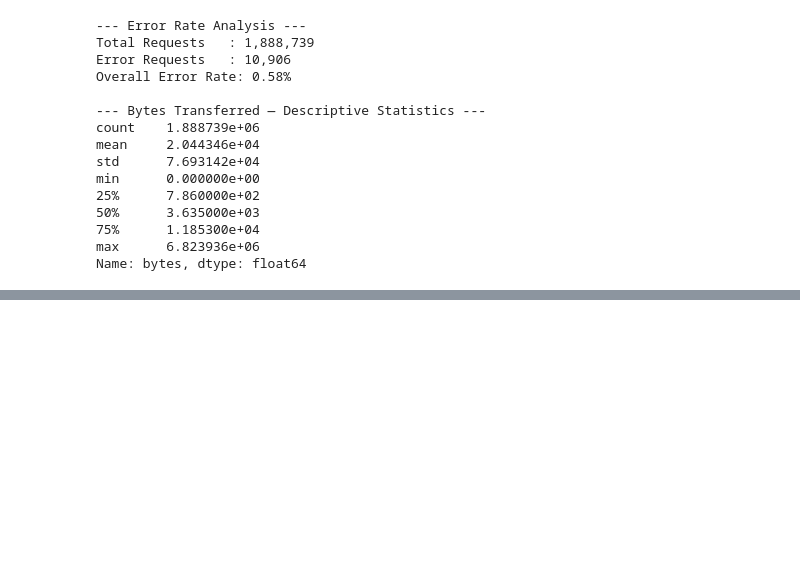
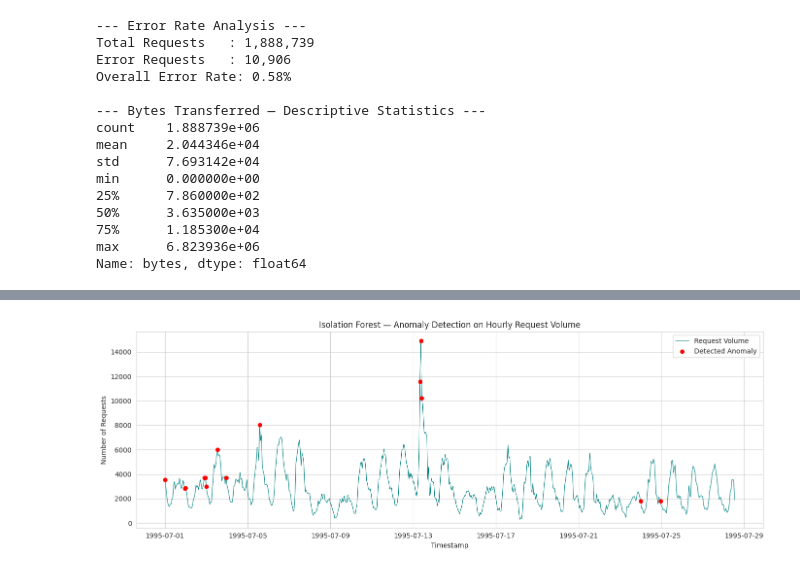
Before and after one commit to nagahemaramishetty/log-analysis-anomaly-detection, a Jupyter notebook: Log_Analysis_Anomaly_Detection.ipynb, the cells around one changed output, grey strips where cells are left out. Cells and saved outputs as stored; diff of their text form; code cells hidden in the pictures; blank space fills up the shorter version.

Commit message:
Step 4 complete — Isolation Forest anomaly detection, flagged July 13 traffic spike

```diff
--- a/Log_Analysis_Anomaly_Detection.ipynb
+++ b/Log_Analysis_Anomaly_Detection.ipynb
@@ -242,3 +242,76 @@ min      0.000000e+00
 75%      1.185300e+04
 max      6.823936e+06
 Name: bytes, dtype: float64
+# %%
+# STEP 4: Anomaly Detection — Isolation Forest
+
+from sklearn.ensemble import IsolationForest
+import numpy as np
+
+# Step 4.1 - Rebuild hourly request volume with lowercase resample (FutureWarning fix)
+hourly_requests = df_indexed['status'].resample('h').count().reset_index()
+hourly_requests.columns = ['timestamp', 'request_count']
+
+# Step 4.2 - Feature engineering — extract temporal context features
+hourly_requests['hour_of_day'] = hourly_requests['timestamp'].dt.hour
+hourly_requests['day_of_week'] = hourly_requests['timestamp'].dt.dayofweek
+hourly_requests['day_of_month'] = hourly_requests['timestamp'].dt.day
+
+print(f"Total hourly windows: {len(hourly_requests):,}")
+print(hourly_requests.head())
+
+# Step 4.3 - Define feature matrix for Isolation Forest
+features = ['request_count', 'hour_of_day', 'day_of_week', 'day_of_month']
+X = hourly_requests[features].values
+
+# Step 4.4 - Train Isolation Forest model
+iso_forest = IsolationForest(
+    n_estimators=100,       # Number of isolation trees in the ensemble
+    contamination=0.02,     # Expected proportion of anomalies in the dataset
+    random_state=42,        # Reproducibility seed
+    n_jobs=-1               # Parallelize across all available CPU cores
+)
+
+iso_forest.fit(X)
+print("Isolation Forest model trained successfully")
+
+# Step 4.5 - Generate predictions and anomaly scores
+hourly_requests['anomaly_label'] = iso_forest.predict(X)
+hourly_requests['anomaly_score'] = iso_forest.decision_function(X)
+
+# -1 = anomaly, 1 = normal — convert to readable labels
+hourly_requests['is_anomaly'] = hourly_requests['anomaly_label'].apply(
+    lambda x: 'Anomaly' if x == -1 else 'Normal'
+)
+
+# Step 4.6 - Summarize detected anomalies
+total_windows = len(hourly_requests)
+anomaly_count = (hourly_requests['anomaly_label'] == -1).sum()
+anomaly_rate = (anomaly_count / total_windows) * 100
+
+print(f"\nTotal hourly windows analyzed : {total_windows:,}")
+print(f"Anomalies detected            : {anomaly_count:,}")
+print(f"Anomaly rate                  : {anomaly_rate:.2f}%")
+print(f"\n--- Top 10 Anomalous Windows by Request Count ---")
+print(hourly_requests[hourly_requests['is_anomaly'] == 'Anomaly']
+      .sort_values('request_count', ascending=False)
+      .head(10)[['timestamp', 'request_count', 'anomaly_score']])
+
+# Step 4.7 - Visualize anomalies overlaid on time series
+plt.figure(figsize=(14, 5))
+plt.plot(hourly_requests['timestamp'],
+         hourly_requests['request_count'],
+         color='teal', linewidth=0.8, label='Request Volume')
+
+anomalies = hourly_requests[hourly_requests['is_anomaly'] == 'Anomaly']
+plt.scatter(anomalies['timestamp'],
+            anomalies['request_count'],
+            color='red', s=30, zorder=5, label='Detected Anomaly')
+
+plt.title('Isolation Forest — Anomaly Detection on Hourly Request Volume')
+plt.xlabel('Timestamp')
+plt.ylabel('Number of Requests')
+plt.legend()
+plt.tight_layout()
+plt.show()
+# %% [output]
@@ -244,0 +335 @@ Name: bytes, dtype: float64
+[figure, added]
```
Also changed, not shown: parts of 1 cell of this notebook.
